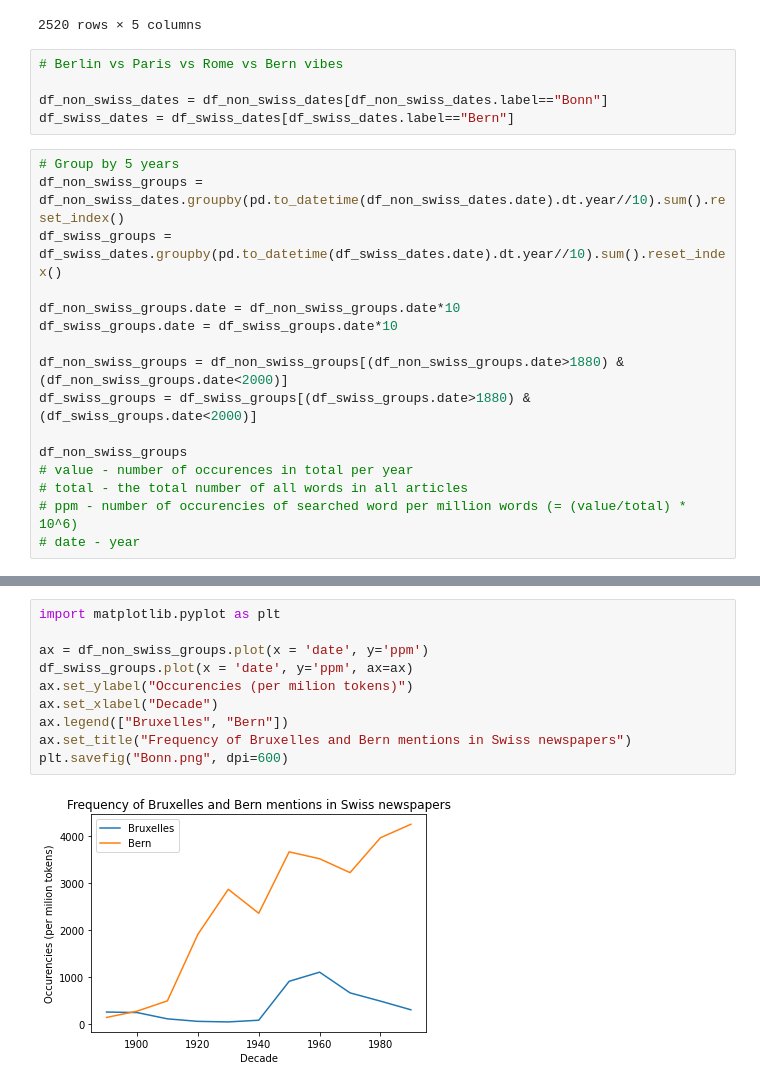
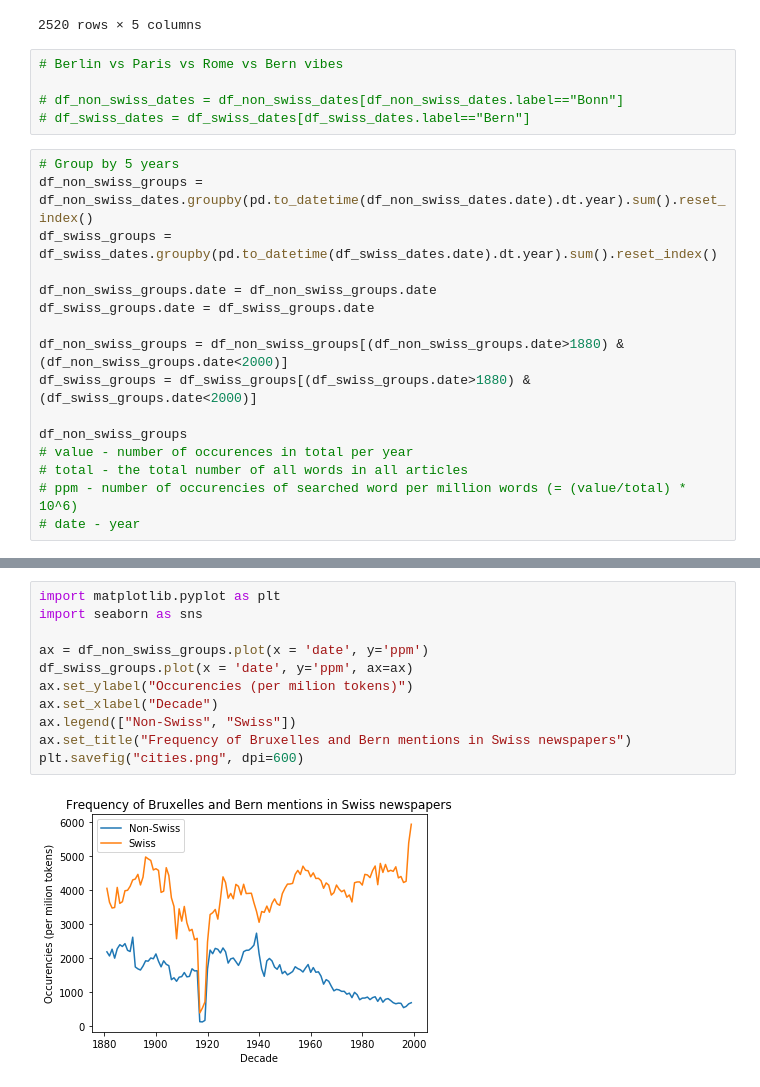
Before and after one commit to ludovicaschaerf/H-D_Project, a Jupyter notebook: city_term_list_analysis/impresso_plotting.ipynb, the cells around one changed output, grey strips where cells are left out. Saved outputs shown, nothing was run; the diff lists cells and outputs as text.

```diff
--- a/city_term_list_analysis/impresso_plotting.ipynb
+++ b/city_term_list_analysis/impresso_plotting.ipynb
@@ -95,15 +95,15 @@ df_non_swiss_dates
 # %%
 # Berlin vs Paris vs Rome vs Bern vibes
 
-df_non_swiss_dates = df_non_swiss_dates[df_non_swiss_dates.label=="Bonn"]
-df_swiss_dates = df_swiss_dates[df_swiss_dates.label=="Bern"]
+# df_non_swiss_dates = df_non_swiss_dates[df_non_swiss_dates.label=="Bonn"]
+# df_swiss_dates = df_swiss_dates[df_swiss_dates.label=="Bern"]
 # %%
 # Group by 5 years
-df_non_swiss_groups = df_non_swiss_dates.groupby(pd.to_datetime(df_non_swiss_dates.date).dt.year//10).sum().reset_index()
-df_swiss_groups = df_swiss_dates.groupby(pd.to_datetime(df_swiss_dates.date).dt.year//10).sum().reset_index()
+df_non_swiss_groups = df_non_swiss_dates.groupby(pd.to_datetime(df_non_swiss_dates.date).dt.year).sum().reset_index()
+df_swiss_groups = df_swiss_dates.groupby(pd.to_datetime(df_swiss_dates.date).dt.year).sum().reset_index()
 
-df_non_swiss_groups.date = df_non_swiss_groups.date*10
-df_swiss_groups.date = df_swiss_groups.date*10
+df_non_swiss_groups.date = df_non_swiss_groups.date
+df_swiss_groups.date = df_swiss_groups.date
 
 df_non_swiss_groups = df_non_swiss_groups[(df_non_swiss_groups.date>1880) & (df_non_swiss_groups.date<2000)]
 df_swiss_groups = df_swiss_groups[(df_swiss_groups.date>1880) & (df_swiss_groups.date<2000)]
@@ -129,12 +130,13 @@ df_non_swiss_groups
 # %%
 import matplotlib.pyplot as plt
+import seaborn as sns
 
 ax = df_non_swiss_groups.plot(x = 'date', y='ppm')
 df_swiss_groups.plot(x = 'date', y='ppm', ax=ax)
 ax.set_ylabel("Occurencies (per milion tokens)")
 ax.set_xlabel("Decade")
-ax.legend(["Bruxelles", "Bern"])
+ax.legend(["Non-Swiss", "Swiss"])
 ax.set_title("Frequency of Bruxelles and Bern mentions in Swiss newspapers")
-plt.savefig("Bonn.png", dpi=600)
+plt.savefig("cities.png", dpi=600)
 # %% [output]
-[figure, old version]
+[figure, new version]
```
Also changed, not shown: parts of 3 cells of this notebook.
